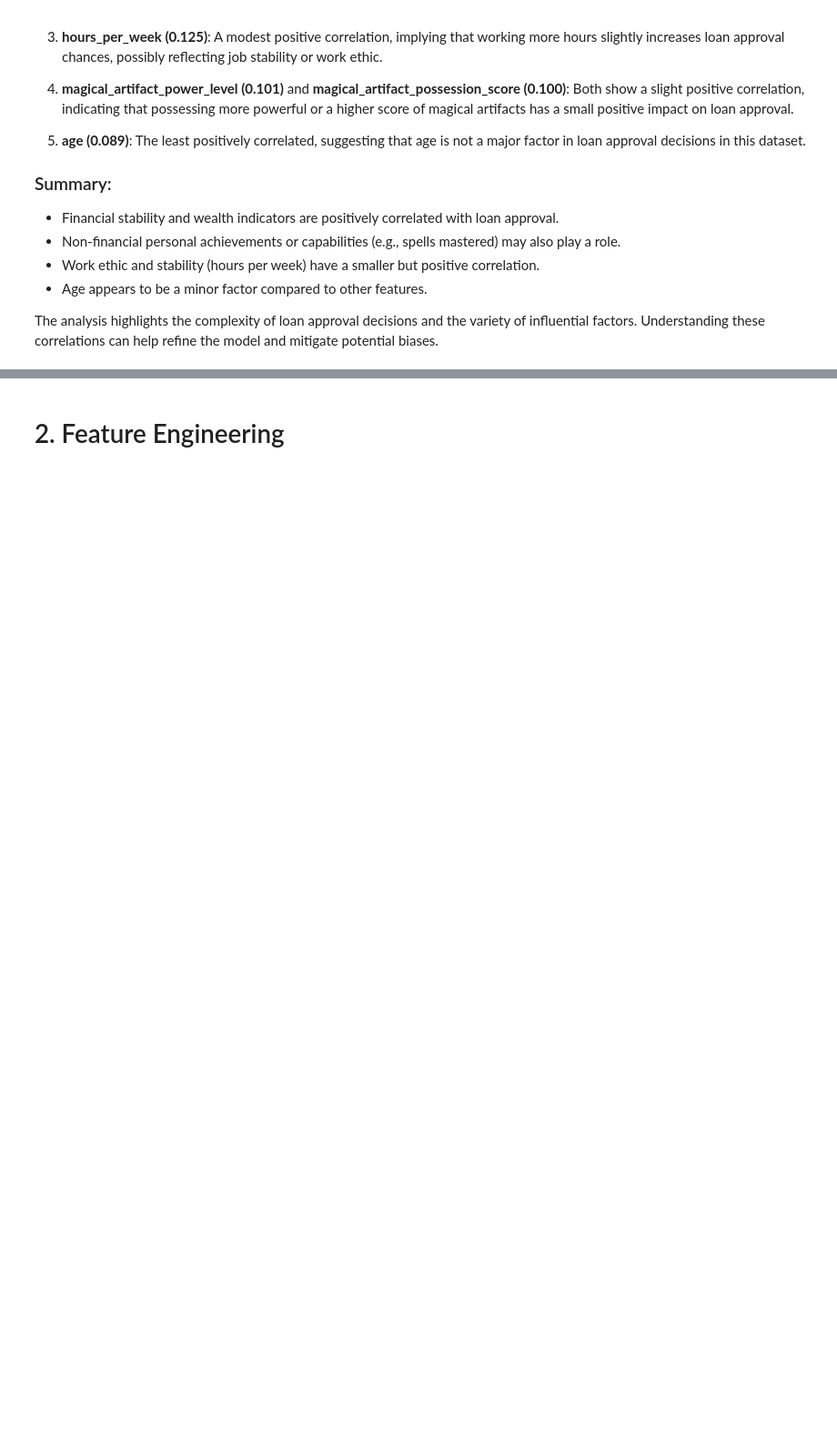
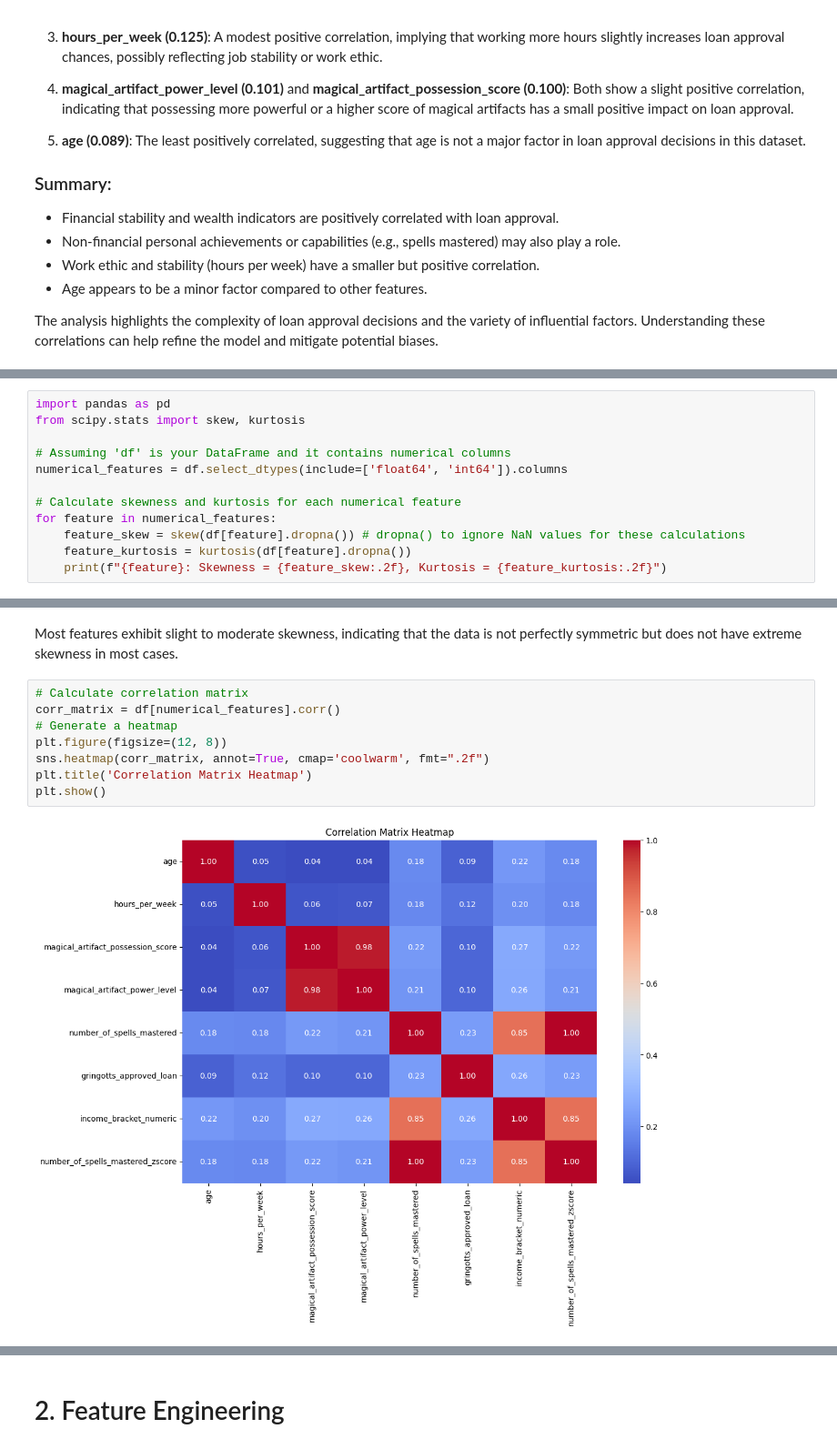
Before and after one commit to Serjobas/ai-ethichs-hackathon, a Jupyter notebook: AI_Ethics_Hackathon_Skeleton.ipynb, the cells around one changed output, grey strips where cells are left out. Shown at 91% size. Saved outputs shown, nothing was run; the diff lists cells and outputs as text; blank space fills up the shorter version.

```diff
--- a/AI_Ethics_Hackathon_Skeleton.ipynb
+++ b/AI_Ethics_Hackathon_Skeleton.ipynb
@@ -319,0 +357,12 @@ display(HTML(html))
+# %%
+import pandas as pd
+from scipy.stats import skew, kurtosis
+
+# Assuming 'df' is your DataFrame and it contains numerical columns
+numerical_features = df.select_dtypes(include=['float64', 'int64']).columns
+
+# Calculate skewness and kurtosis for each numerical feature
+for feature in numerical_features:
+    feature_skew = skew(df[feature].dropna()) # dropna() to ignore NaN values for these calculations
+    feature_kurtosis = kurtosis(df[feature].dropna())
+    print(f"{feature}: Skewness = {feature_skew:.2f}, Kurtosis = {feature_kurtosis:.2f}")
@@ -319,0 +378,12 @@ display(HTML(html))
+# %% [markdown]
+Most features exhibit slight to moderate skewness, indicating that the data is not perfectly symmetric but does not have extreme skewness in most cases.
+# %%
+# Calculate correlation matrix
+corr_matrix = df[numerical_features].corr()
+# Generate a heatmap
+plt.figure(figsize=(12, 8))
+sns.heatmap(corr_matrix, annot=True, cmap='coolwarm', fmt=".2f")
+plt.title('Correlation Matrix Heatmap')
+plt.show()
+# %% [output]
+[figure, added]
```
Also changed, not shown: parts of 15 cells of this notebook.
